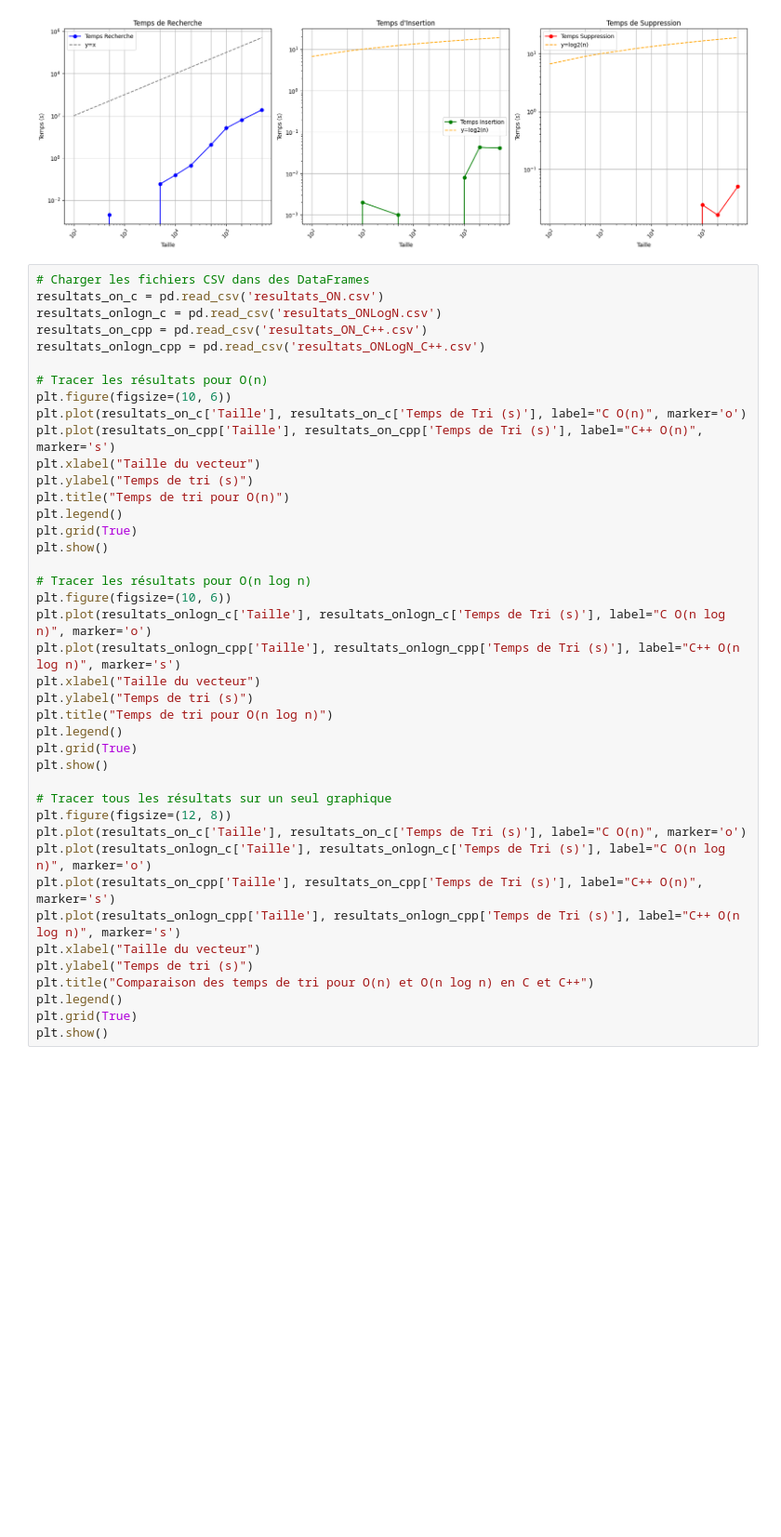
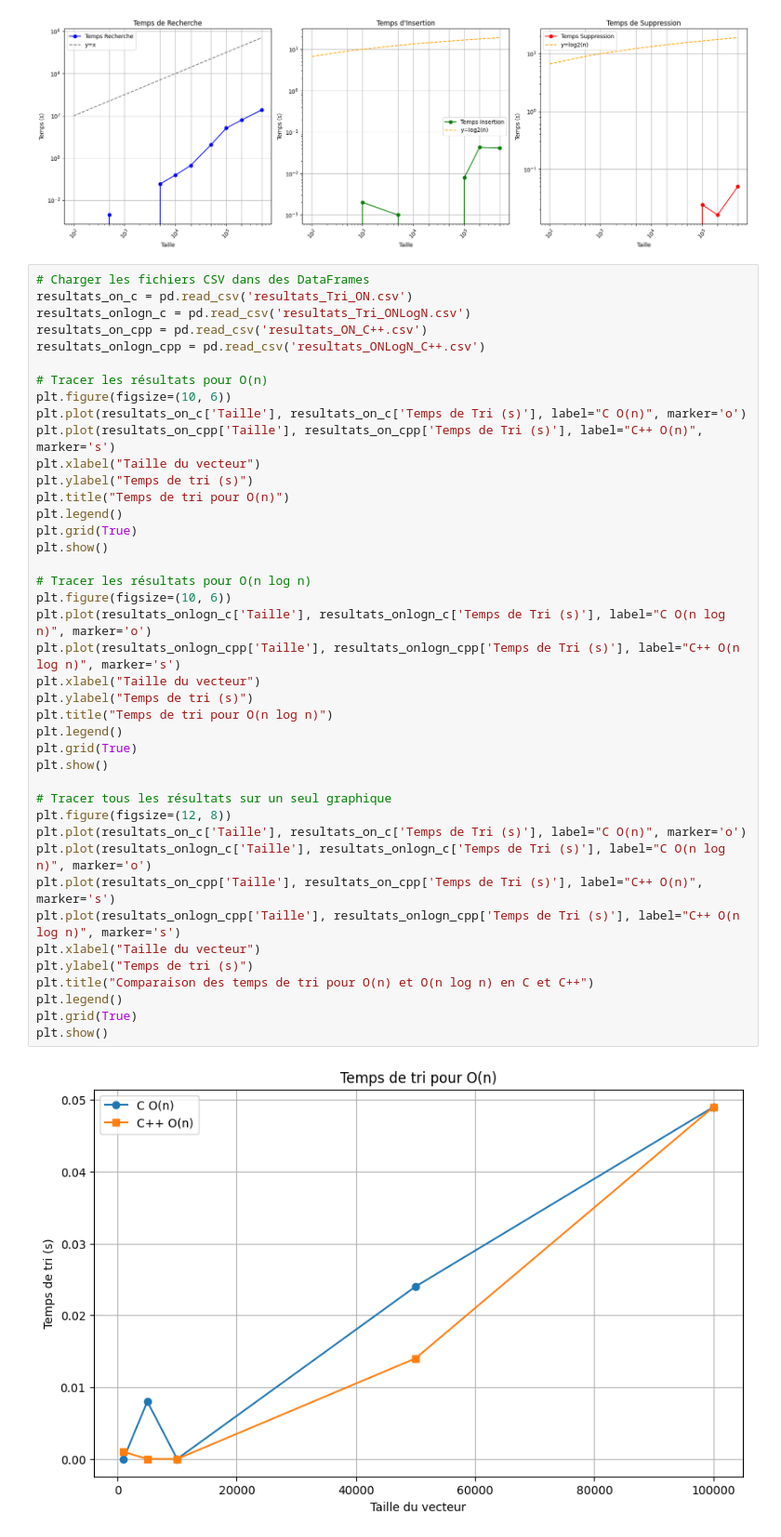
Before and after one commit to daliaaaaaaa/Projet_Complexite, a Jupyter notebook: graph_Heap.ipynb, the cells around one changed output. Shown at 93% size. Cells and saved outputs as stored; diff of their text form; blank space fills up the shorter version.

```diff
--- a/graph_Heap.ipynb
+++ b/graph_Heap.ipynb
@@ -211,8 +211,8 @@ plt.show()
 [figure]
 # %%
 # Charger les fichiers CSV dans des DataFrames
-resultats_on_c = pd.read_csv('resultats_ON.csv')
-resultats_onlogn_c = pd.read_csv('resultats_ONLogN.csv')
+resultats_on_c = pd.read_csv('resultats_Tri_ON.csv')
+resultats_onlogn_c = pd.read_csv('resultats_Tri_ONLogN.csv')
 resultats_on_cpp = pd.read_csv('resultats_ON_C++.csv')
 resultats_onlogn_cpp = pd.read_csv('resultats_ONLogN_C++.csv')
 
@@ -223,30 +223,32 @@ plt.plot(resultats_on_cpp['Taille'], resultats_on_cpp['Temps de Tri (s)'], label
 plt.xlabel("Taille du vecteur")
 plt.ylabel("Temps de tri (s)")
 plt.title("Temps de tri pour O(n)")
 plt.legend()
 plt.grid(True)
 plt.show()
 
 # Tracer les résultats pour O(n log n)
 plt.figure(figsize=(10, 6))
 plt.plot(resultats_onlogn_c['Taille'], resultats_onlogn_c['Temps de Tri (s)'], label="C O(n log n)", marker='o')
 plt.plot(resultats_onlogn_cpp['Taille'], resultats_onlogn_cpp['Temps de Tri (s)'], label="C++ O(n log n)", marker='s')
 plt.xlabel("Taille du vecteur")
 plt.ylabel("Temps de tri (s)")
 plt.title("Temps de tri pour O(n log n)")
 plt.legend()
 plt.grid(True)
 plt.show()
 
 # Tracer tous les résultats sur un seul graphique
 plt.figure(figsize=(12, 8))
 plt.plot(resultats_on_c['Taille'], resultats_on_c['Temps de Tri (s)'], label="C O(n)", marker='o')
 plt.plot(resultats_onlogn_c['Taille'], resultats_onlogn_c['Temps de Tri (s)'], label="C O(n log n)", marker='o')
 plt.plot(resultats_on_cpp['Taille'], resultats_on_cpp['Temps de Tri (s)'], label="C++ O(n)", marker='s')
 plt.plot(resultats_onlogn_cpp['Taille'], resultats_onlogn_cpp['Temps de Tri (s)'], label="C++ O(n log n)", marker='s')
 plt.xlabel("Taille du vecteur")
 plt.ylabel("Temps de tri (s)")
 plt.title("Comparaison des temps de tri pour O(n) et O(n log n) en C et C++")
 plt.legend()
 plt.grid(True)
 plt.show()
+# %% [output]
+[figure, added]
```
Also changed, not shown: parts of 1 cell of this notebook, 4 other files.
